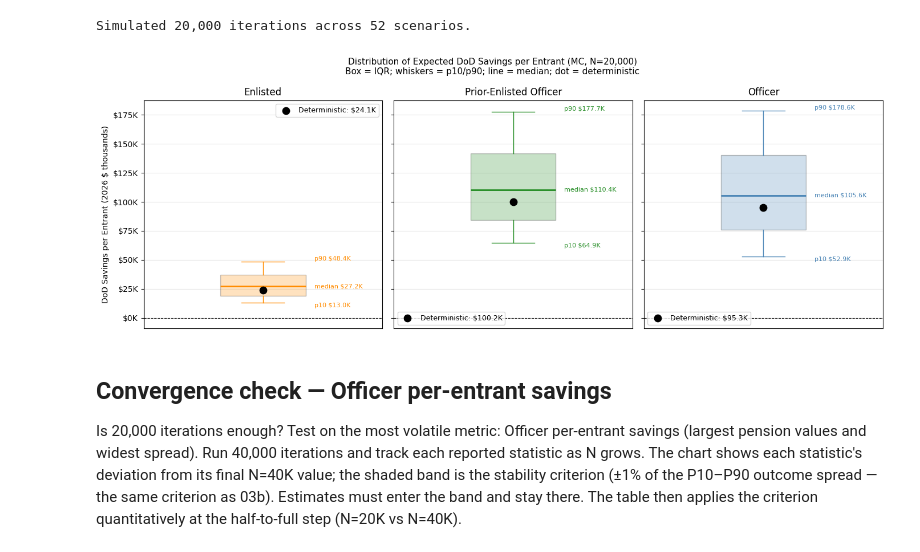
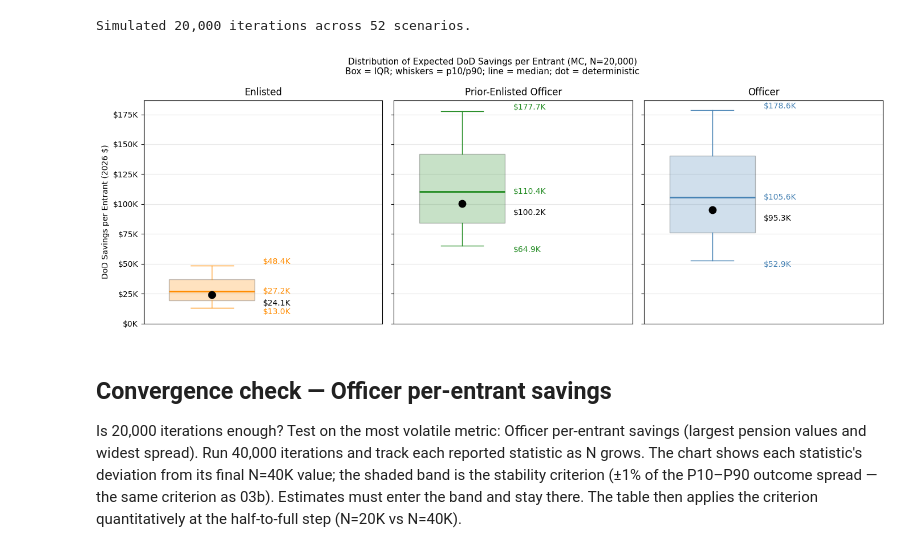
Before and after one commit to sgelety/military-retirement-monte-carlo, a Jupyter notebook: notebooks/04_government_fiscal.ipynb, the cells around one changed output. Drawn from its saved outputs; the diff is of its cells as text; code cells hidden in the pictures.

```diff
--- a/notebooks/04_government_fiscal.ipynb
+++ b/notebooks/04_government_fiscal.ipynb
@@ -230,7 +239,7 @@ for ax, (profile, label) in zip(
         sub["H3_GovtCost"] / 1000,
         width=bar_w,
         label="High-Three",
-        color="dimgray",
+        color=H3_COLOR,
         alpha=0.85,
     )
     ax.bar(
@@ -238,14 +247,13 @@ for ax, (profile, label) in zip(
         sub["BRS_GovtCost"] / 1000,
         width=bar_w,
         label="BRS",
-        color="crimson",
+        color=BRS_COLOR,
         alpha=0.85,
     )
     ax.set_xticks(x)
     ax.set_xticklabels(
         sub["SepYOS"].astype(str), fontsize=8
     )
-    ax.set_xlabel("YOS at Separation")
     ax.set_title(label)
     ax.yaxis.set_major_formatter(
         mticker.FuncFormatter(
@@ -255,9 +263,8 @@ for ax, (profile, label) in zip(
     ax.grid(axis="y", alpha=0.3)
 
 axes[0].legend(fontsize=8, loc="upper left")
-axes[0].set_ylabel(
-    "Govt Cost per Member (2026 $ thousands)"
-)
+axes[0].set_ylabel("Govt Cost per Member (2026 $)")
+fig.supxlabel("YOS at Separation")
 fig.suptitle(
     "Government Retirement Cost per Separating Member"
     ": High-Three vs. BRS",
@@ -449,14 +526,14 @@ for ax, (profile, label) in zip(
         alpha=0.75,
         edgecolor="white",
     )
-    ax.set_xlabel("YOS at Separation")
     ax.set_title(label)
     ax.yaxis.set_major_formatter(
-        mticker.FuncFormatter(lambda v, _: f"{v:.1%}")
+        mticker.FuncFormatter(lambda v, _: f"{v:.0%}")
     )
     ax.grid(axis="y", alpha=0.3)
 
 axes[0].set_ylabel("Probability")
+fig.supxlabel("YOS at Separation")
 fig.suptitle(
     "Separation Probability by YOS"
     " (Binned to Modeled Scenarios)",
@@ -980,55 +996,53 @@ for ax, profile in zip(axes, plot_profiles):
         medianprops={"color": c, "linewidth": 2},
         boxprops={"facecolor": c, "alpha": 0.25},
         whiskerprops={"color": c},
         capprops={"color": c},
     )
-    ax.scatter(
-        0, det_val,
-        color="black", zorder=5, s=80,
-        label=f"Deterministic: ${det_val:,.1f}K",
-    )
-    ax.axhline(
-        0, color="black", linewidth=0.8,
-        linestyle="--",
-    )
-    ax.set_xlim(-0.7, 0.7)
+    ax.scatter(0, det_val, color="black", zorder=5, s=80)
+    # Box sits near the left; labels fill the space to its right
+    ax.set_xlim(-0.4, 1.0)
     ax.set_xticks([])
     ax.set_title(profile_labels[profile])
     ax.yaxis.set_major_formatter(
         mticker.FuncFormatter(
             lambda v, _: f"${v:,.0f}K"
         )
     )
-    ax.legend(fontsize=9)
     ax.grid(axis="y", alpha=0.3)
 
-    for val, label, va in [
-        (p90, f"p90 ${p90:,.1f}K", "bottom"),
-        (p50, f"median ${p50:,.1f}K", "center"),
-        (p10, f"p10 ${p10:,.1f}K", "top"),
+    # Dollar amounts only (the suptitle defines each marking).
+    # Profile color = MC stats; black = deterministic.
+    for val, va in [
+        (p90, "bottom"),
+        (p50, "center"),
+        (p10, "top"),
     ]:
         ax.annotate(
-            label,
-            xy=(0.3, val),
-            fontsize=8,
-            color=c,
-            va=va,
+            f"${val:,.1f}K", xy=(0.3, val),
+            fontsize=10, color=c, va=va,
         )
+    ax.annotate(
+        f"${det_val:,.1f}K",
+        xy=(0.3, det_val), xytext=(0, -6),
+        textcoords="offset points",
+        fontsize=10, color="black", va="top",
+    )
 
+axes[0].set_ylim(bottom=0)  # floor at $0 — no data is negative
 axes[0].set_ylabel(
-    "DoD Savings per Entrant (2026 $ thousands)"
+    "DoD Savings per Entrant (2026 $)"
 )
 fig.suptitle(
     "Distribution of Expected DoD Savings per Entrant"
     " (MC, N=20,000)\n"
     "Box = IQR; whiskers = p10/p90;"
     " line = median; dot = deterministic",
     fontsize=11,
 )
 plt.tight_layout()
 plt.show()
 # %% [output]
-[figure, old version]
+[figure, new version]
 # %% [markdown]
 ## Convergence check — Officer per-entrant savings
 
```
Also changed, not shown: parts of 7 cells of this notebook, 3 other files.
